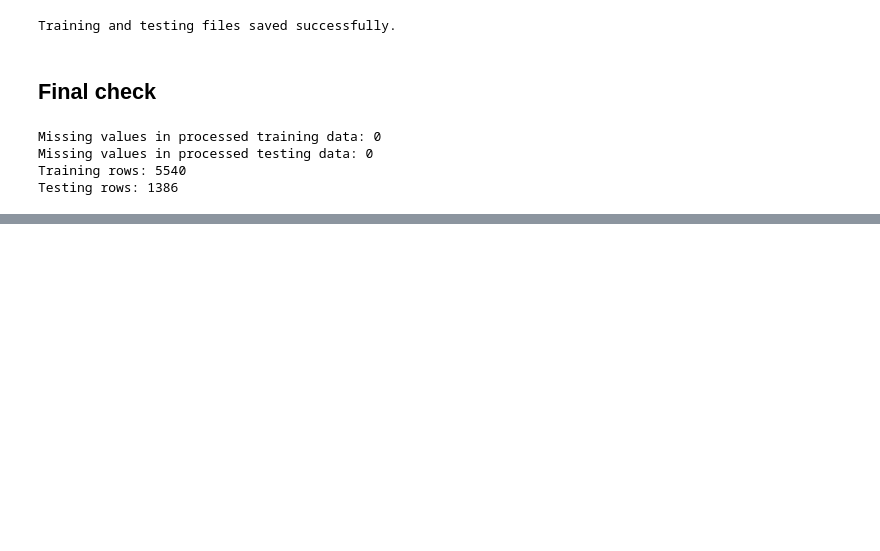
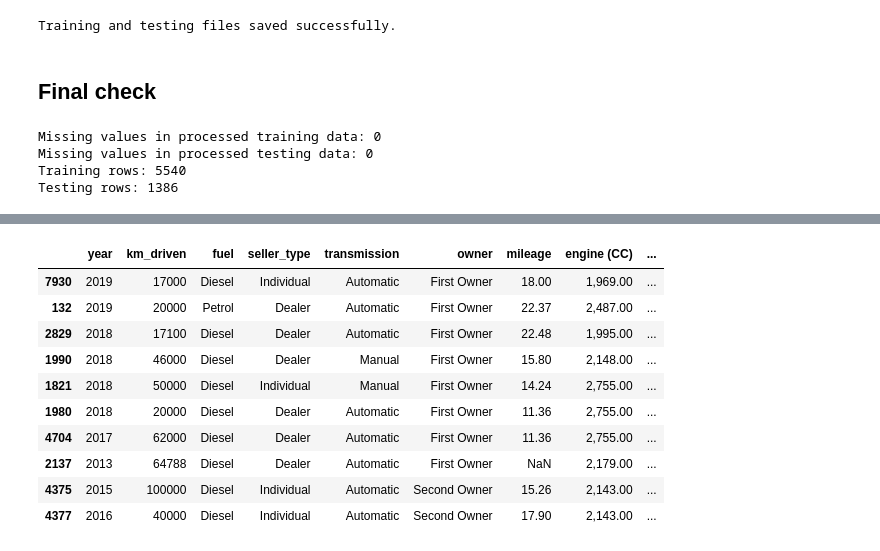
Before and after one commit to aashishlimba819-max/AI200-project, a Jupyter notebook: used_car_price_data_processing.ipynb, the cells around one changed output, grey strips where cells are left out. Cells and saved outputs as stored; diff of their text form; code cells hidden in the pictures; blank space fills up the shorter version.

```diff
--- a/used_car_price_data_processing.ipynb
+++ b/used_car_price_data_processing.ipynb
@@ -1165,0 +1343,30 @@ Testing rows: 1386
+# %%
+# Create a dataframe for prediction error analysis
+error_analysis = X_test.copy()
+
+error_analysis['Actual_Price'] = y_test
+error_analysis['Predicted_Price'] = y_pred_log
+error_analysis['Residual'] = residuals
+error_analysis['Absolute_Error'] = residuals.abs()
+
+# Display the 10 largest prediction errors
+error_analysis = error_analysis.sort_values(
+    by='Absolute_Error',
+    ascending=False
+)
+# Display prices as normal numbers without scientific notation
+pd.options.display.float_format = '{:,.2f}'.format
+
+error_analysis.head(10)
+# %% [output]
+|  | year | km_driven | fuel | seller_type | transmission | owner | mileage | engine (CC) | ... |
+| 7930 | 2019 | 17000 | Diesel | Individual | Automatic | First Owner | 18.00 | 1,969.00 | ... |
+| 132 | 2019 | 20000 | Petrol | Dealer | Automatic | First Owner | 22.37 | 2,487.00 | ... |
+| 2829 | 2018 | 17100 | Diesel | Dealer | Automatic | First Owner | 22.48 | 1,995.00 | ... |
+| 1990 | 2018 | 46000 | Diesel | Dealer | Manual | First Owner | 15.80 | 2,148.00 | ... |
+| 1821 | 2018 | 50000 | Diesel | Individual | Manual | First Owner | 14.24 | 2,755.00 | ... |
+| 1980 | 2018 | 20000 | Diesel | Dealer | Automatic | First Owner | 11.36 | 2,755.00 | ... |
+| 4704 | 2017 | 62000 | Diesel | Dealer | Automatic | First Owner | 11.36 | 2,755.00 | ... |
+| 2137 | 2013 | 64788 | Diesel | Dealer | Automatic | First Owner | NaN | 2,179.00 | ... |
+| 4375 | 2015 | 100000 | Diesel | Individual | Automatic | Second Owner | 15.26 | 2,143.00 | ... |
+| 4377 | 2016 | 40000 | Diesel | Individual | Automatic | Second Owner | 17.90 | 2,143.00 | ... |
```
Also changed, not shown: parts of 13 cells of this notebook.
